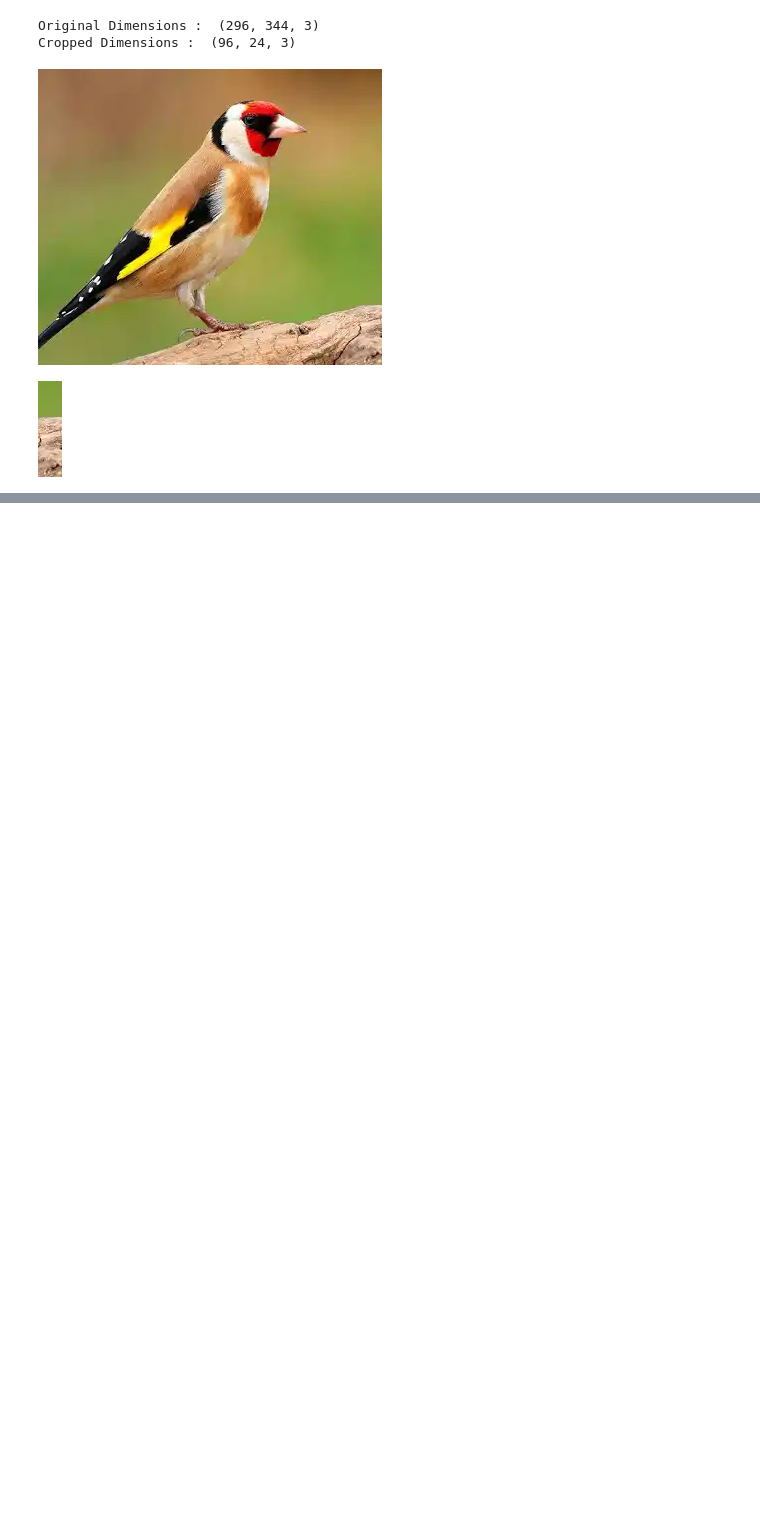
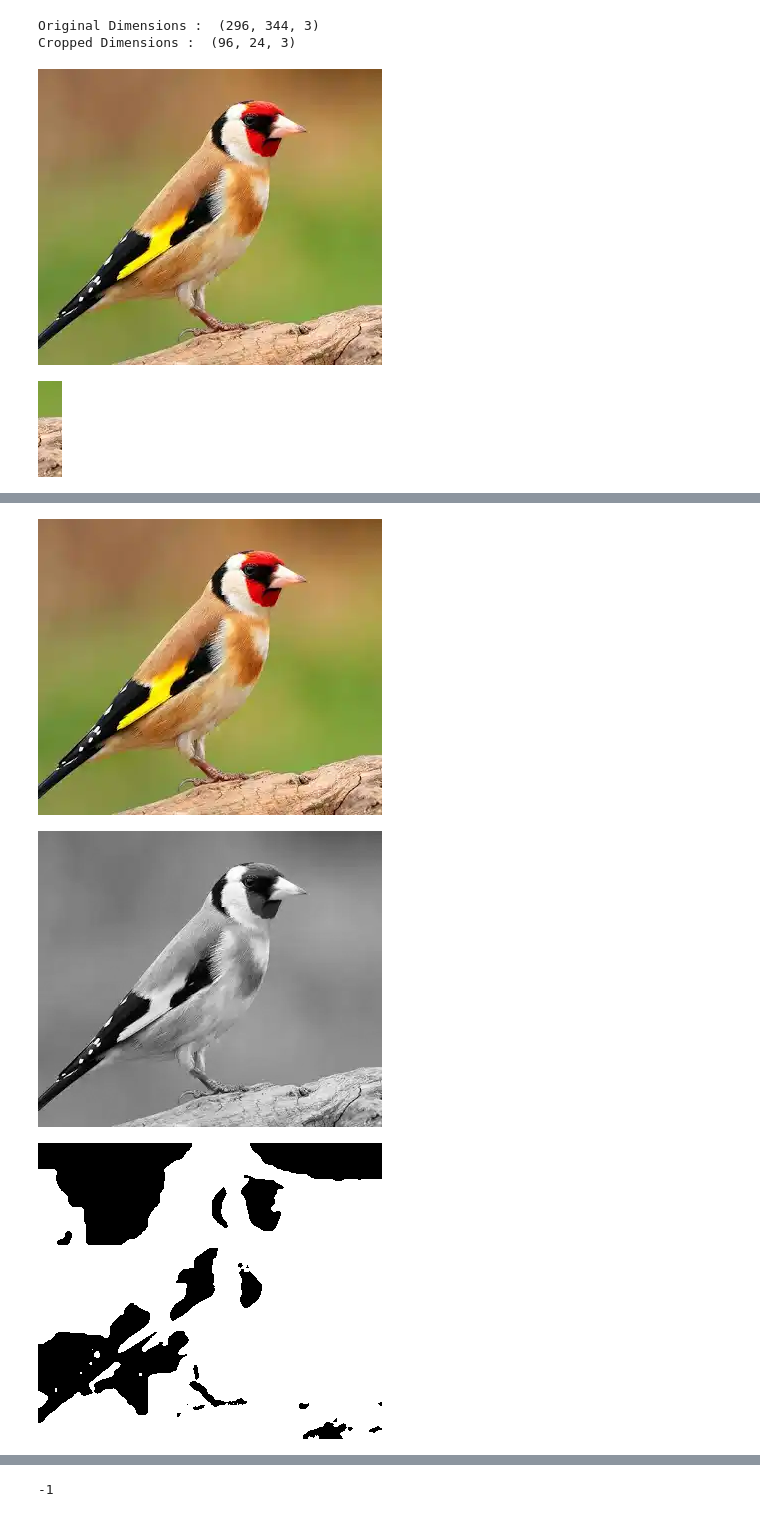
Before and after one commit to alyacipta/My-AI-Labs, a Jupyter notebook: Computer-Vision/OpenCV.ipynb, the cells around one changed output, grey strips where cells are left out. Saved outputs shown, nothing was run; the diff lists cells and outputs as text; code cells hidden in the pictures; blank space fills up the shorter version.

```diff
--- a/Computer-Vision/OpenCV.ipynb
+++ b/Computer-Vision/OpenCV.ipynb
@@ -177,0 +259,24 @@ Cropped Dimensions :  (96, 24, 3)
+# %%
+img = cv2.imread(image_path)
+
+img_gray = cv2.cvtColor(img, cv2.COLOR_BGR2GRAY)
+
+# simple threshold
+ret, thresh_img = cv2.threshold(img_gray, 127, 255, cv2.THRESH_BINARY)
+
+# klo mau coba hilangkan noise di backgroudnya, jadi bener2 bersih
+thresh_img = cv2.blur(thresh_img, (5, 5))
+ret, thresh_img = cv2.threshold(thresh_img, 127, 255, cv2.THRESH_BINARY)
+
+# adaptive threshold
+thresh_img_adapt = cv2.adaptiveThreshold(img_gray, 255, cv2.ADAPTIVE_THRESH_GAUSSIAN_C, cv2.THRESH_BINARY, 11, 30)
+
+cv2_imshow(img)
+cv2_imshow(img_gray)
+cv2_imshow(thresh_img)
+cv2_imshow(thresh_img_adapt) # wow, kayak menggambar
+cv2.waitKey(0)
+# %% [output]
+[figure, added]
+[figure, added]
+[figure, added]
@@ -177,0 +284 @@ Cropped Dimensions :  (96, 24, 3)
+-1
```
Also changed, not shown: parts of 20 cells of this notebook.
